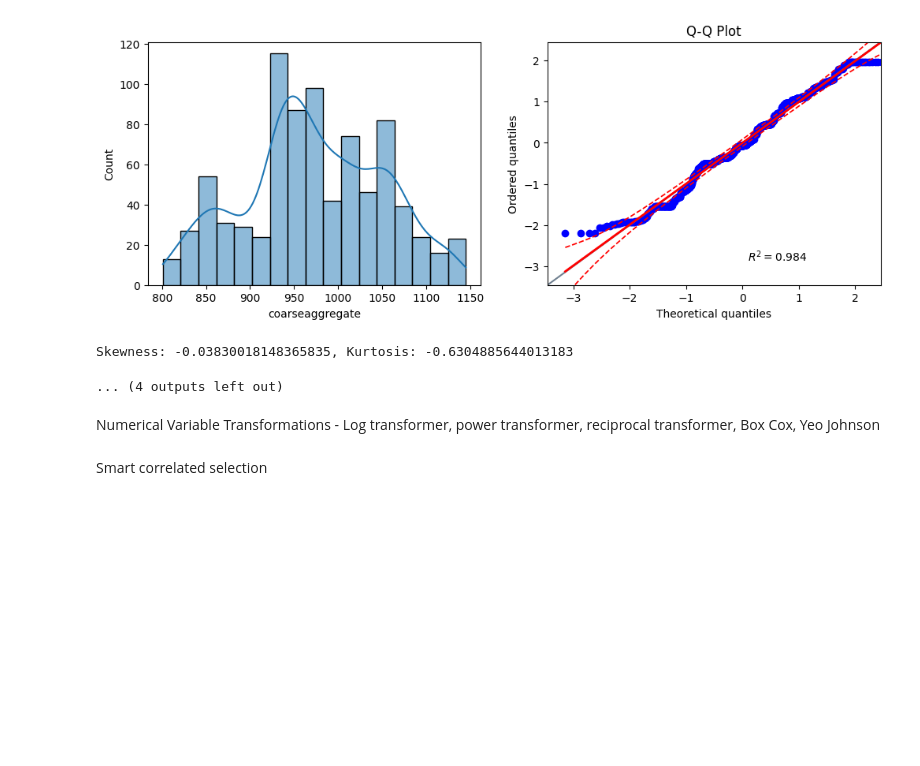
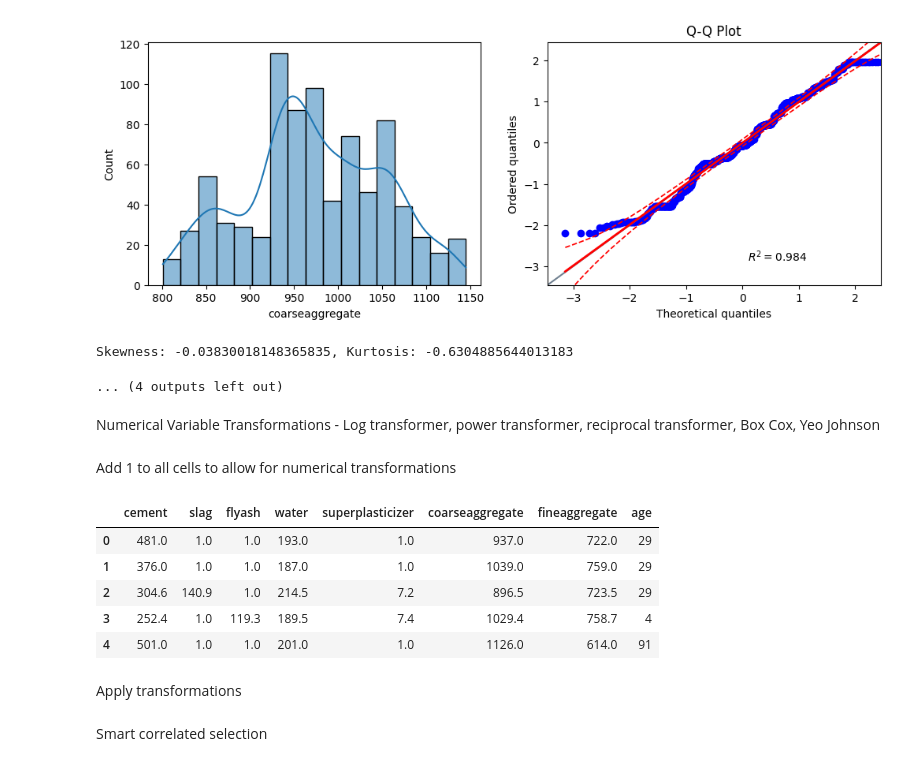
Before and after one commit to Dante-Cadiz/concrete-strength, a Jupyter notebook: jupyter_notebooks/FeatureEngineering.ipynb, the cells around one changed output. Drawn from its saved outputs; the diff is of its cells as text; code cells hidden in the pictures; blank space fills up the shorter version.

```diff
--- a/jupyter_notebooks/FeatureEngineering.ipynb
+++ b/jupyter_notebooks/FeatureEngineering.ipynb
@@ -91,3 +91,17 @@ Skewness: -0.03830018148365835, Kurtosis: -0.6304885644013183
 ... (4 outputs left out)
 # %% [markdown]
 Numerical Variable Transformations - Log transformer, power transformer, reciprocal transformer, Box Cox, Yeo Johnson
+# %% [markdown]
+Add 1 to all cells to allow for numerical transformations
+# %%
+df_plus_one = df_train.apply(lambda x : x+1)
+df_plus_one.head()
+# %% [output]
+|  | cement | slag | flyash | water | superplasticizer | coarseaggregate | fineaggregate | age |
+| 0 | 481.0 | 1.0 | 1.0 | 193.0 | 1.0 | 937.0 | 722.0 | 29 |
+| 1 | 376.0 | 1.0 | 1.0 | 187.0 | 1.0 | 1039.0 | 759.0 | 29 |
+| 2 | 304.6 | 140.9 | 1.0 | 214.5 | 7.2 | 896.5 | 723.5 | 29 |
+| 3 | 252.4 | 1.0 | 119.3 | 189.5 | 7.4 | 1029.4 | 758.7 | 4 |
+| 4 | 501.0 | 1.0 | 1.0 | 201.0 | 1.0 | 1126.0 | 614.0 | 91 |
+# %% [markdown]
+Apply transformations
```
Also changed, not shown: parts of 3 cells of this notebook, 2 other files.
